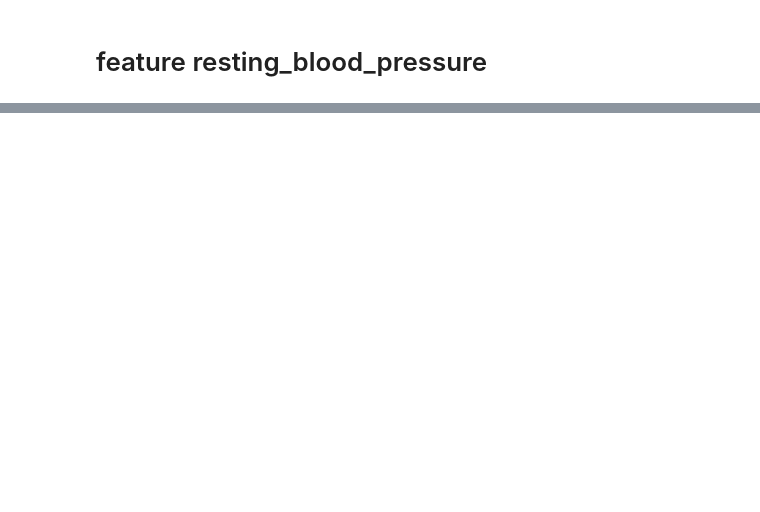
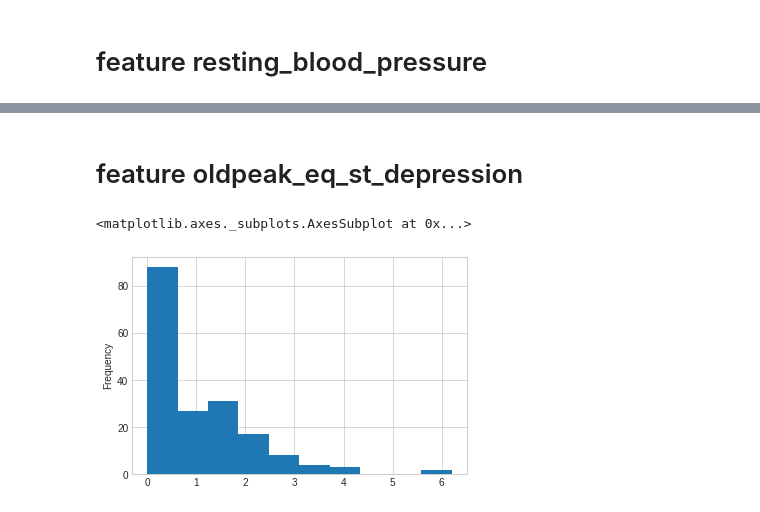
Before and after one commit to anujeet98/heart-prediction-ml, a Jupyter notebook: heart_disease_prediction.ipynb, the cells around one changed output, grey strips where cells are left out. Saved outputs shown, nothing was run; the diff lists cells and outputs as text; code cells hidden in the pictures; blank space fills up the shorter version.

```diff
--- a/heart_disease_prediction.ipynb
+++ b/heart_disease_prediction.ipynb
@@ -367,0 +465,7 @@ Name: age, dtype: int64
+# %% [markdown]
+# feature oldpeak_eq_st_depression
+# %%
+data.oldpeak_eq_st_depression.plot.hist()
+# %% [output]
+<matplotlib.axes._subplots.AxesSubplot at 0x...>
+[figure, added]
```
Also changed, not shown: parts of 43 cells of this notebook.
